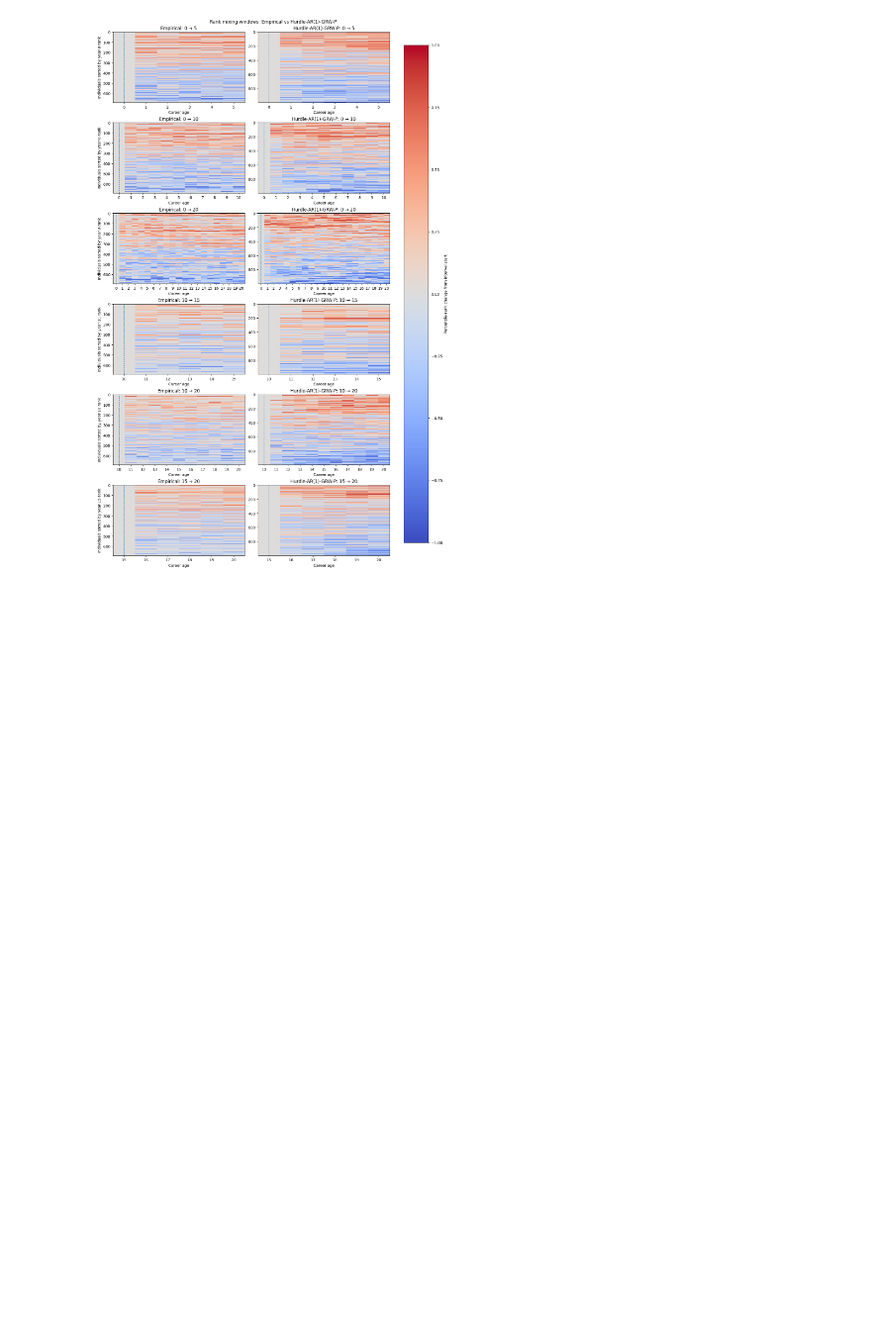
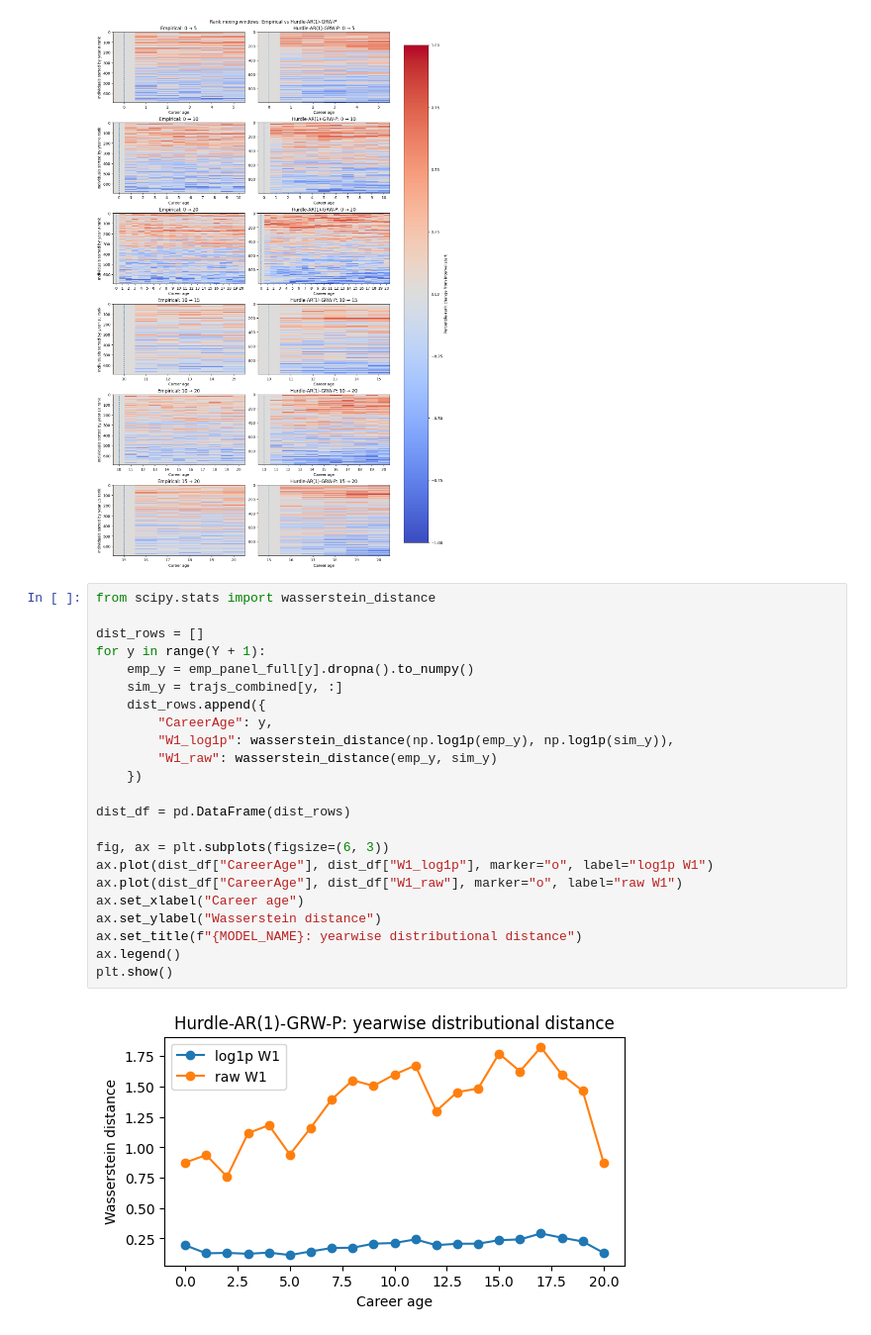
Before and after one commit to crabwife/seven_models_shockley, a Jupyter notebook: notebooks/notebooks_Hurdle/Hurdle_AR1_GRW_P.ipynb, the cells around one changed output. Shown at 99% size. Cells and saved outputs as stored; diff of their text form; blank space fills up the shorter version.

Commit message:
update shockley model results

```diff
--- a/notebooks/notebooks_Hurdle/Hurdle_AR1_GRW_P.ipynb
+++ b/notebooks/notebooks_Hurdle/Hurdle_AR1_GRW_P.ipynb
@@ -1869,3 +1875,28 @@ plt.savefig(FIGURES / f"{MODEL_TAG}_rank_mixing_windows.png", dpi=300, bbox_inch
 plt.show()
 # %% [output]
 [figure]
+# %%
+from scipy.stats import wasserstein_distance
+
+dist_rows = []
+for y in range(Y + 1):
+    emp_y = emp_panel_full[y].dropna().to_numpy()
+    sim_y = trajs_combined[y, :]
+    dist_rows.append({
+        "CareerAge": y,
+        "W1_log1p": wasserstein_distance(np.log1p(emp_y), np.log1p(sim_y)),
+        "W1_raw": wasserstein_distance(emp_y, sim_y)
+    })
+
+dist_df = pd.DataFrame(dist_rows)
+
+fig, ax = plt.subplots(figsize=(6, 3))
+ax.plot(dist_df["CareerAge"], dist_df["W1_log1p"], marker="o", label="log1p W1")
+ax.plot(dist_df["CareerAge"], dist_df["W1_raw"], marker="o", label="raw W1")
+ax.set_xlabel("Career age")
+ax.set_ylabel("Wasserstein distance")
+ax.set_title(f"{MODEL_NAME}: yearwise distributional distance")
+ax.legend()
+plt.show()
+# %% [output]
+[figure, added]
```
Also changed, not shown: parts of 4 cells of this notebook, 5 other files.
